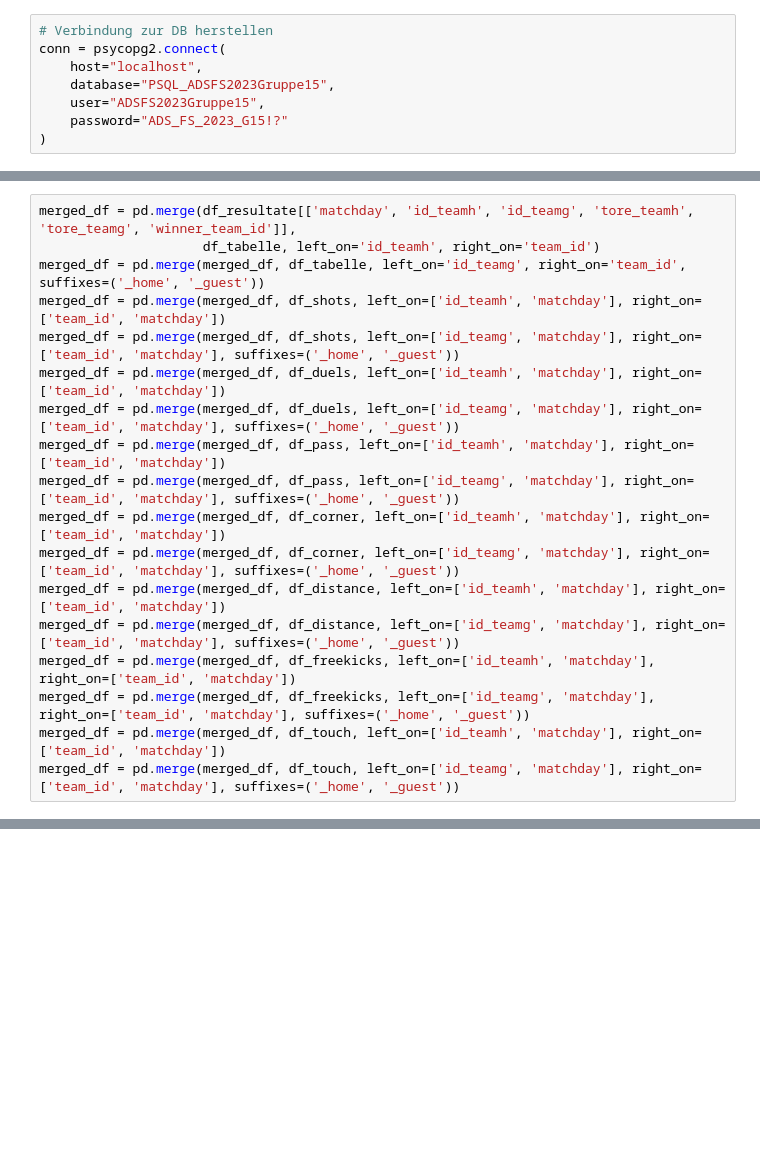
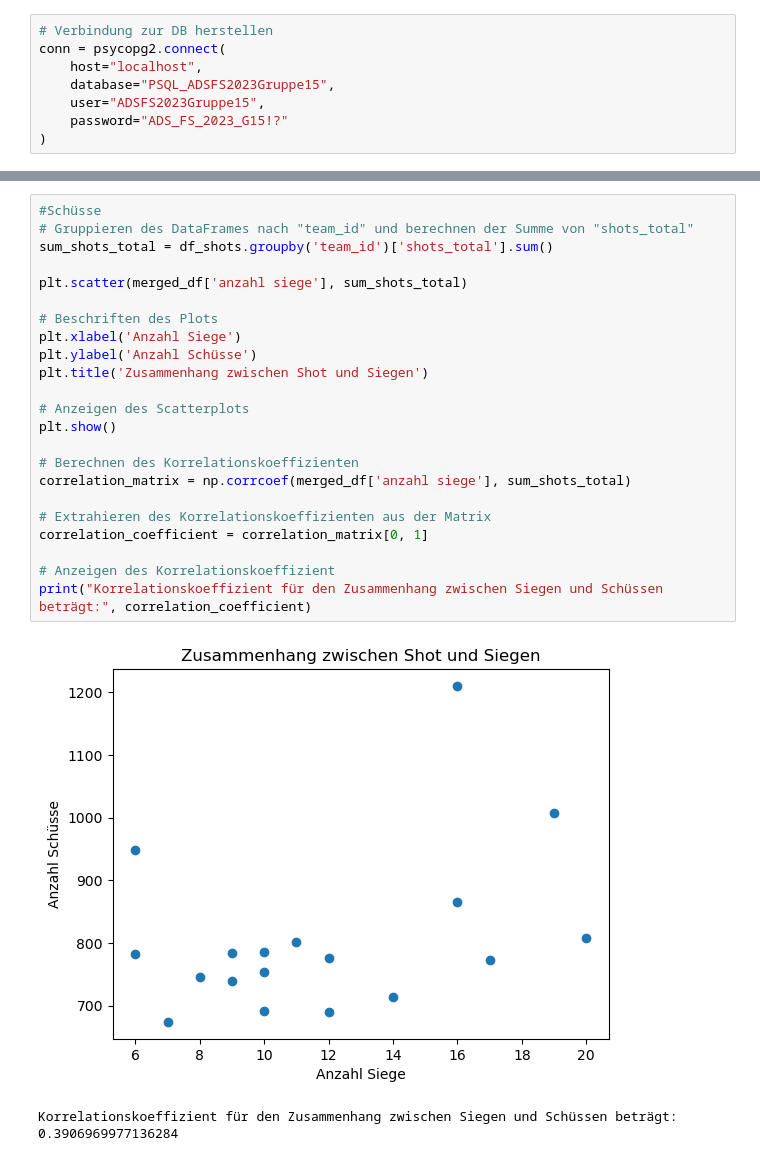
Before and after one commit to meierr14/Projektarbeit_ADS_FS2023_Gruppe_15, a Jupyter notebook: ExplorativeDatenanalyse/ExplorativeDatenanalyse.ipynb, the cells around one changed output, grey strips where cells are left out. Saved outputs shown, nothing was run; the diff lists cells and outputs as text; blank space fills up the shorter version.

```diff
--- a/ExplorativeDatenanalyse/ExplorativeDatenanalyse.ipynb
+++ b/ExplorativeDatenanalyse/ExplorativeDatenanalyse.ipynb
@@ -413,18 +255,0 @@ im folgenden Abschnitt werden zunächst die vorhandenen Daten in einem Dataframe
-# %%
-merged_df = pd.merge(df_resultate[['matchday', 'id_teamh', 'id_teamg', 'tore_teamh', 'tore_teamg', 'winner_team_id']],
-                     df_tabelle, left_on='id_teamh', right_on='team_id')
-merged_df = pd.merge(merged_df, df_tabelle, left_on='id_teamg', right_on='team_id', suffixes=('_home', '_guest'))
-merged_df = pd.merge(merged_df, df_shots, left_on=['id_teamh', 'matchday'], right_on=['team_id', 'matchday'])
-merged_df = pd.merge(merged_df, df_shots, left_on=['id_teamg', 'matchday'], right_on=['team_id', 'matchday'], suffixes=('_home', '_guest'))
-merged_df = pd.merge(merged_df, df_duels, left_on=['id_teamh', 'matchday'], right_on=['team_id', 'matchday'])
-merged_df = pd.merge(merged_df, df_duels, left_on=['id_teamg', 'matchday'], right_on=['team_id', 'matchday'], suffixes=('_home', '_guest'))
-merged_df = pd.merge(merged_df, df_pass, left_on=['id_teamh', 'matchday'], right_on=['team_id', 'matchday'])
-merged_df = pd.merge(merged_df, df_pass, left_on=['id_teamg', 'matchday'], right_on=['team_id', 'matchday'], suffixes=('_home', '_guest'))
-merged_df = pd.merge(merged_df, df_corner, left_on=['id_teamh', 'matchday'], right_on=['team_id', 'matchday'])
-merged_df = pd.merge(merged_df, df_corner, left_on=['id_teamg', 'matchday'], right_on=['team_id', 'matchday'], suffixes=('_home', '_guest'))
-merged_df = pd.merge(merged_df, df_distance, left_on=['id_teamh', 'matchday'], right_on=['team_id', 'matchday'])
-merged_df = pd.merge(merged_df, df_distance, left_on=['id_teamg', 'matchday'], right_on=['team_id', 'matchday'], suffixes=('_home', '_guest'))
-merged_df = pd.merge(merged_df, df_freekicks, left_on=['id_teamh', 'matchday'], right_on=['team_id', 'matchday'])
-merged_df = pd.merge(merged_df, df_freekicks, left_on=['id_teamg', 'matchday'], right_on=['team_id', 'matchday'], suffixes=('_home', '_guest'))
-merged_df = pd.merge(merged_df, df_touch, left_on=['id_teamh', 'matchday'], right_on=['team_id', 'matchday'])
-merged_df = pd.merge(merged_df, df_touch, left_on=['id_teamg', 'matchday'], right_on=['team_id', 'matchday'], suffixes=('_home', '_guest'))
@@ -553,0 +339,26 @@ m
+# %%
+#Schüsse
+# Gruppieren des DataFrames nach "team_id" und berechnen der Summe von "shots_total"
+sum_shots_total = df_shots.groupby('team_id')['shots_total'].sum()
+
+plt.scatter(merged_df['anzahl siege'], sum_shots_total)
+
+# Beschriften des Plots
+plt.xlabel('Anzahl Siege')
+plt.ylabel('Anzahl Schüsse')
+plt.title('Zusammenhang zwischen Shot und Siegen')
+
+# Anzeigen des Scatterplots
+plt.show()
+
+# Berechnen des Korrelationskoeffizienten
+correlation_matrix = np.corrcoef(merged_df['anzahl siege'], sum_shots_total)
+
+# Extrahieren des Korrelationskoeffizienten aus der Matrix
+correlation_coefficient = correlation_matrix[0, 1]
+
+# Anzeigen des Korrelationskoeffizient
+print("Korrelationskoeffizient für den Zusammenhang zwischen Siegen und Schüssen beträgt:", correlation_coefficient)
+# %% [output]
+[figure, added]
+Korrelationskoeffizient für den Zusammenhang zwischen Siegen und Schüssen beträgt: 0.3906969977136284
```
Also changed, not shown: parts of 47 cells of this notebook.
